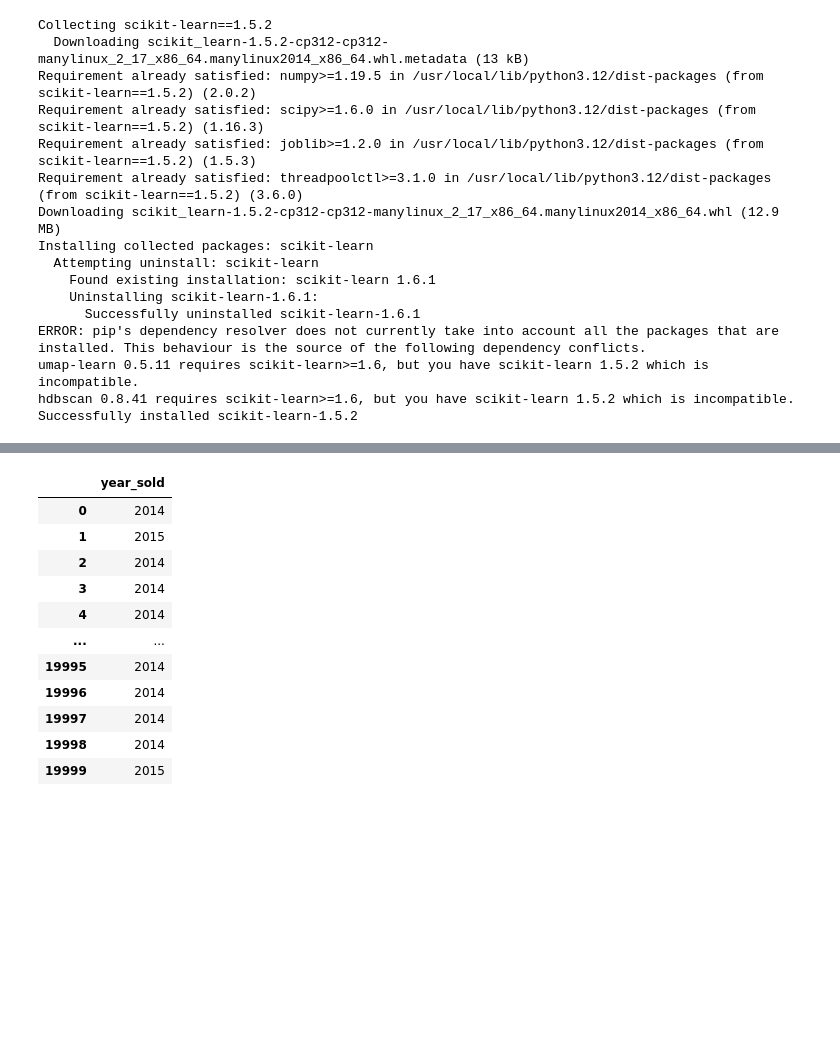
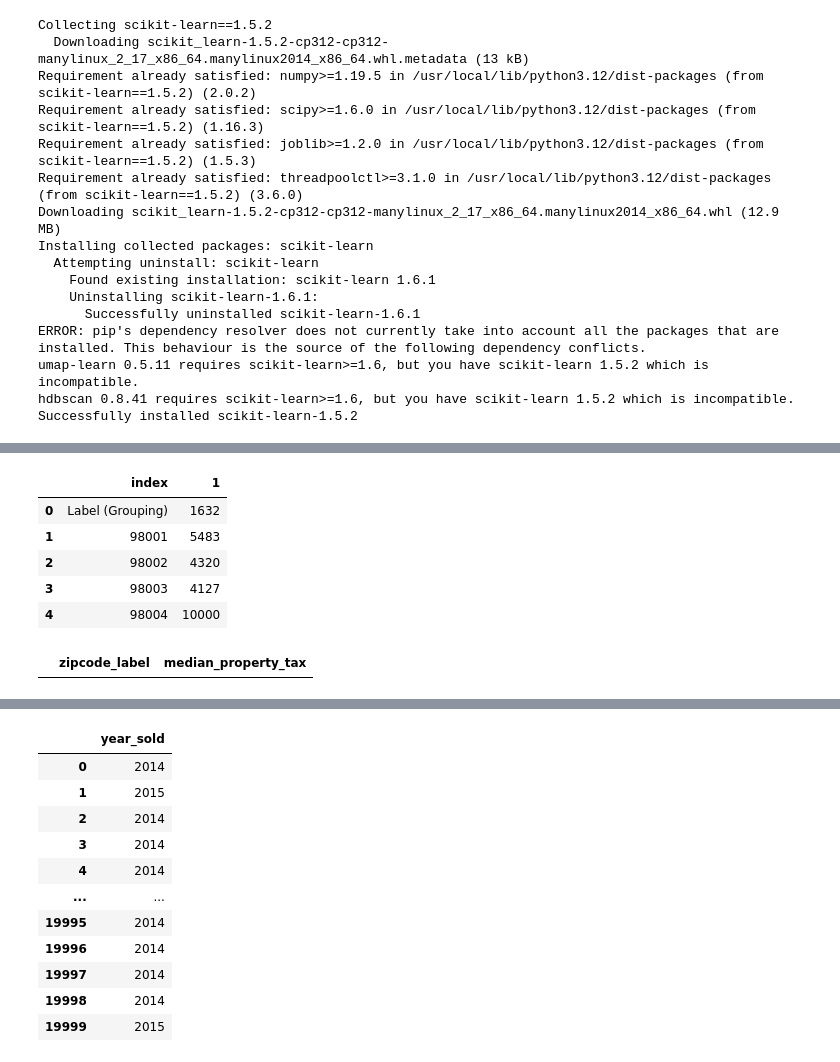
Before and after one commit to jennarandall785/Portfolio, a Jupyter notebook: notebooks/starter_housing.ipynb, the cells around one changed output, grey strips where cells are left out. Drawn from its saved outputs; the diff is of its cells as text; code cells hidden in the pictures; blank space fills up the shorter version.

```diff
--- a/notebooks/starter_housing.ipynb
+++ b/notebooks/starter_housing.ipynb
@@ -23,0 +49,2 @@ housing = pd.read_csv('https://raw.githubusercontent.com/byui-cse/cse450-course/
+# %%
+tax_total = tax_total.loc[:, tax_total.columns.str.contains("!!Estimate")]
@@ -23,0 +64,10 @@ housing = pd.read_csv('https://raw.githubusercontent.com/byui-cse/cse450-course/
+# %%
+tax_long = tax_total.T.reset_index()
+tax_long.head()
+# %% [output]
+|  | index | 1 |
+| 0 | Label (Grouping) | 1632 |
+| 1 | 98001 | 5483 |
+| 2 | 98002 | 4320 |
+| 3 | 98003 | 4127 |
+| 4 | 98004 | 10000 |
@@ -23,0 +76,16 @@ housing = pd.read_csv('https://raw.githubusercontent.com/byui-cse/cse450-course/
+# %%
+zipcodes = [
+    98038, 98023, 98116, 98117, 98034, 98065, 98031, 98075, 98028,
+    98103, 98004, 98166, 98077, 98008, 98006, 98199, 98052, 98136,
+    98108, 98055, 98027, 98058, 98144, 98115, 98168, 98102, 98042,
+    98059, 98002, 98155, 98072, 98001, 98112, 98007, 98177, 98074,
+    98119, 98011, 98014, 98106, 98045, 98033, 98125, 98133, 98053,
+    98122, 98022, 98178, 98148, 98019, 98010, 98070, 98056, 98030,
+    98188, 98029, 98107, 98105, 98198, 98003, 98118, 98126, 98040,
+    98092, 98032, 98146, 98024, 98005, 98039, 98109
+]
+
+tax_long = tax_long[tax_long["zipcode_label"].isin(zipcodes)]
+tax_long.head()
+# %% [output]
+|  | zipcode_label | median_property_tax |
```
Also changed, not shown: parts of 12 cells of this notebook.
